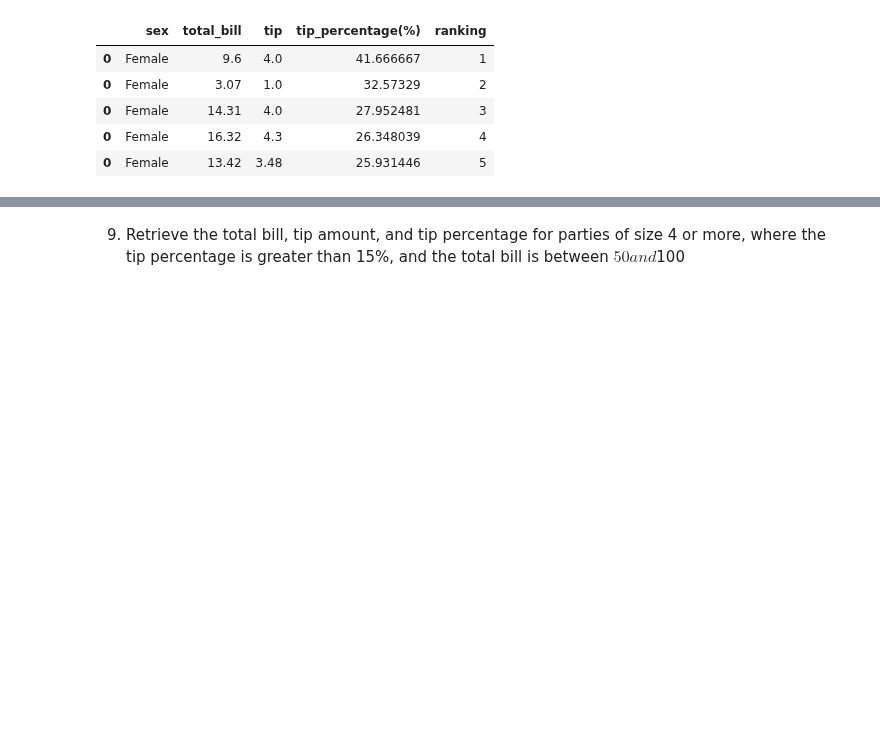
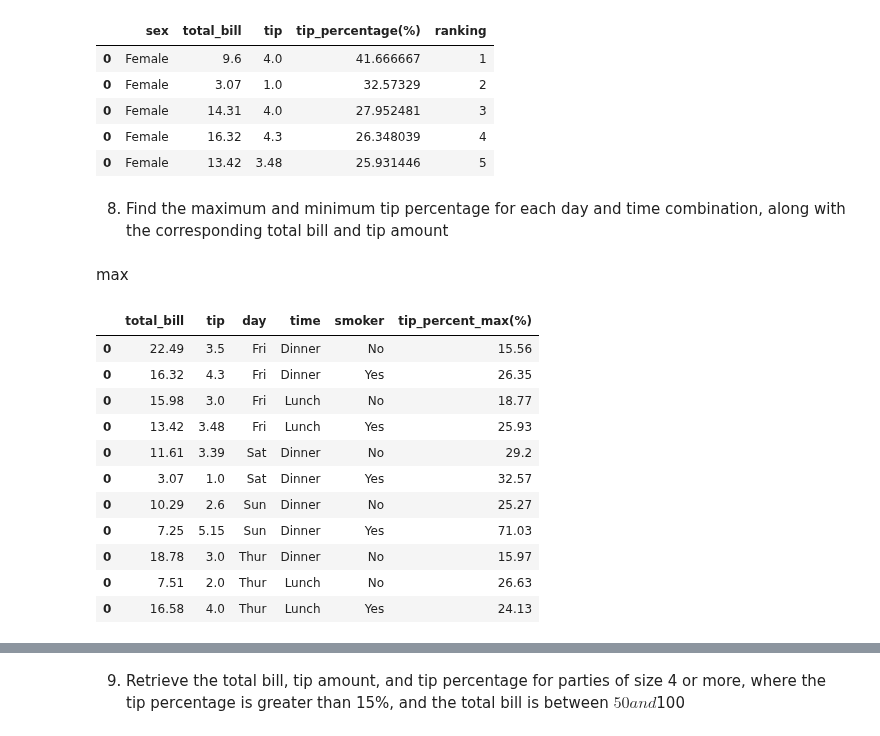
Before and after one commit to AIPI510/aipi510-fall24, a Jupyter notebook: assignment2/davis-sql-ta2.ipynb, the cells around one changed output, grey strips where cells are left out. Saved outputs shown, nothing was run; the diff lists cells and outputs as text; code cells hidden in the pictures; blank space fills up the shorter version.

```diff
--- a/assignment2/davis-sql-ta2.ipynb
+++ b/assignment2/davis-sql-ta2.ipynb
@@ -183,3 +205,27 @@ make_query(None, query, ["sex", "total_bill", "tip", "tip_percentage(%)", "ranki
 | 0 | Female | 14.31 | 4.0 | 27.952481 | 3 |
 | 0 | Female | 16.32 | 4.3 | 26.348039 | 4 |
 | 0 | Female | 13.42 | 3.48 | 25.931446 | 5 |
+# %% [markdown]
+8. Find the maximum and minimum tip percentage for each day and time combination, along with the corresponding total bill and tip amount
+# %% [markdown]
+max
+# %%
+query = '''
+SELECT total_bill, tip, day, time, smoker, ROUND(MAX((tip/total_bill)*100),2) AS tip_percent_max
+FROM tips
+GROUP BY day, time, smoker
+'''
+make_query(None, query, ["total_bill", "tip", "day", "time", "smoker", "tip_percent_max(%)"])
+# %% [output]
+|  | total_bill | tip | day | time | smoker | tip_percent_max(%) |
+| 0 | 22.49 | 3.5 | Fri | Dinner | No | 15.56 |
+| 0 | 16.32 | 4.3 | Fri | Dinner | Yes | 26.35 |
+| 0 | 15.98 | 3.0 | Fri | Lunch | No | 18.77 |
+| 0 | 13.42 | 3.48 | Fri | Lunch | Yes | 25.93 |
+| 0 | 11.61 | 3.39 | Sat | Dinner | No | 29.2 |
+| 0 | 3.07 | 1.0 | Sat | Dinner | Yes | 32.57 |
+| 0 | 10.29 | 2.6 | Sun | Dinner | No | 25.27 |
+| 0 | 7.25 | 5.15 | Sun | Dinner | Yes | 71.03 |
+| 0 | 18.78 | 3.0 | Thur | Dinner | No | 15.97 |
+| 0 | 7.51 | 2.0 | Thur | Lunch | No | 26.63 |
+| 0 | 16.58 | 4.0 | Thur | Lunch | Yes | 24.13 |
```
Also changed, not shown: parts of 21 cells of this notebook, 1 other file.
